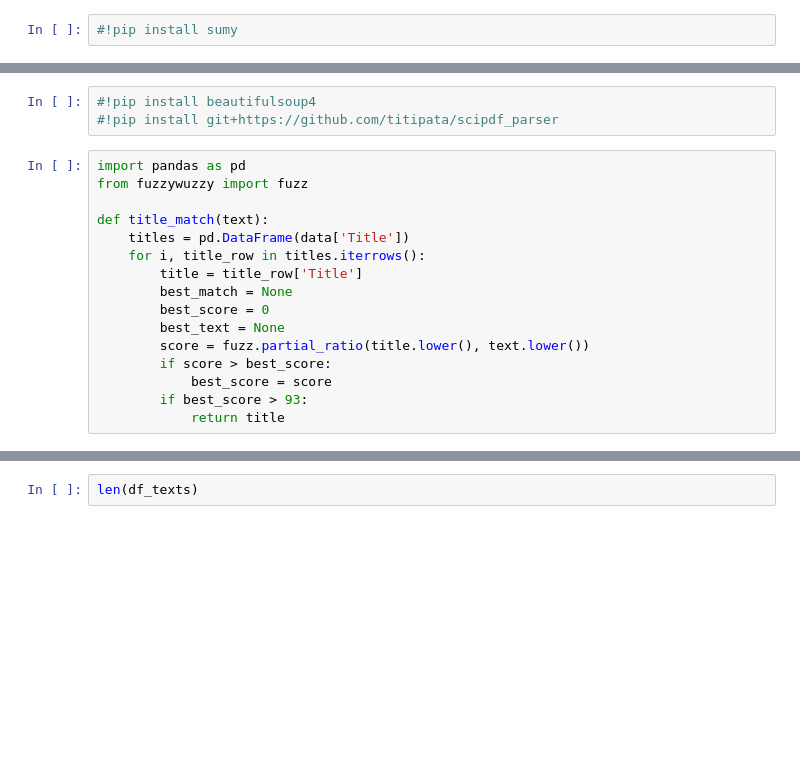
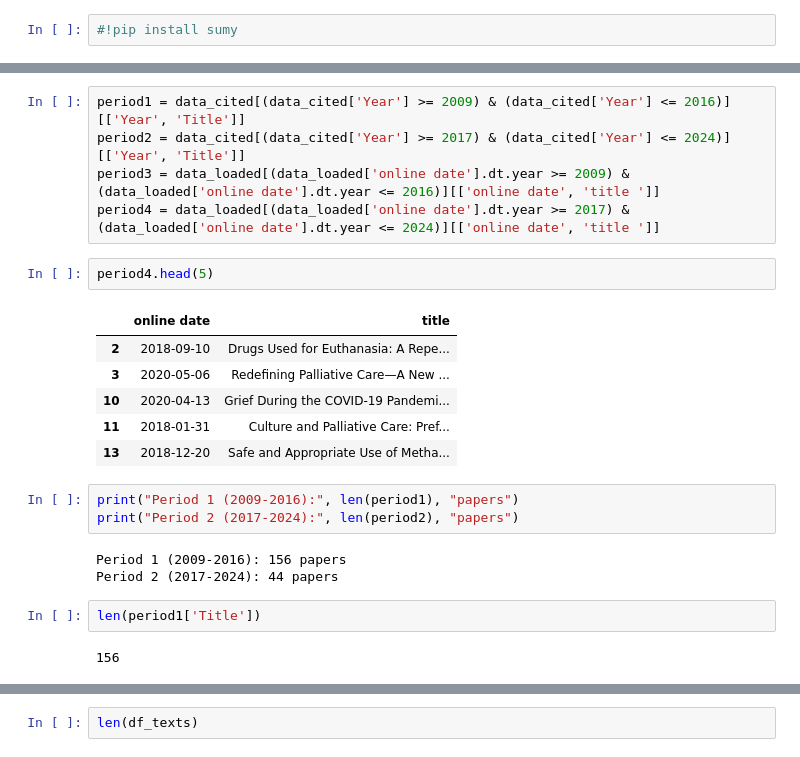
Before and after one commit to themasudur/temp, a Jupyter notebook: JPSM_journal_analysis.ipynb, the cells around one changed output, grey strips where cells are left out. Saved outputs shown, nothing was run; the diff lists cells and outputs as text; blank space fills up the shorter version.

```diff
--- a/JPSM_journal_analysis.ipynb
+++ b/JPSM_journal_analysis.ipynb
@@ -274,19 +173,24 @@ Name: Title, Length: 200, dtype: object
-# %%
-#!pip install beautifulsoup4
-#!pip install git+https://github.com/titipata/scipdf_parser
-# %%
-import pandas as pd
-from fuzzywuzzy import fuzz
-
-def title_match(text):
-    titles = pd.DataFrame(data['Title'])
-    for i, title_row in titles.iterrows():
-        title = title_row['Title']
-        best_match = None
-        best_score = 0
-        best_text = None
-        score = fuzz.partial_ratio(title.lower(), text.lower())
-        if score > best_score:
-            best_score = score
-        if best_score > 93:
-            return title
+# %%
+period1 = data_cited[(data_cited['Year'] >= 2009) & (data_cited['Year'] <= 2016)][['Year', 'Title']]
+period2 = data_cited[(data_cited['Year'] >= 2017) & (data_cited['Year'] <= 2024)][['Year', 'Title']]
+period3 = data_loaded[(data_loaded['online date'].dt.year >= 2009) & (data_loaded['online date'].dt.year <= 2016)][['online date', 'title ']]
+period4 = data_loaded[(data_loaded['online date'].dt.year >= 2017) & (data_loaded['online date'].dt.year <= 2024)][['online date', 'title ']]
+# %%
+period4.head(5)
+# %% [output]
+|  | online date | title |
+| 2 | 2018-09-10 | Drugs Used for Euthanasia: A Repe... |
+| 3 | 2020-05-06 | Redefining Palliative Care—A New ... |
+| 10 | 2020-04-13 | Grief During the COVID-19 Pandemi... |
+| 11 | 2018-01-31 | Culture and Palliative Care: Pref... |
+| 13 | 2018-12-20 | Safe and Appropriate Use of Metha... |
+# %%
+print("Period 1 (2009-2016):", len(period1), "papers")
+print("Period 2 (2017-2024):", len(period2), "papers")
+# %% [output]
+Period 1 (2009-2016): 156 papers
+Period 2 (2017-2024): 44 papers
+# %%
+len(period1['Title'])
+# %% [output]
+156
```
Also changed, not shown: parts of 38 cells of this notebook.
